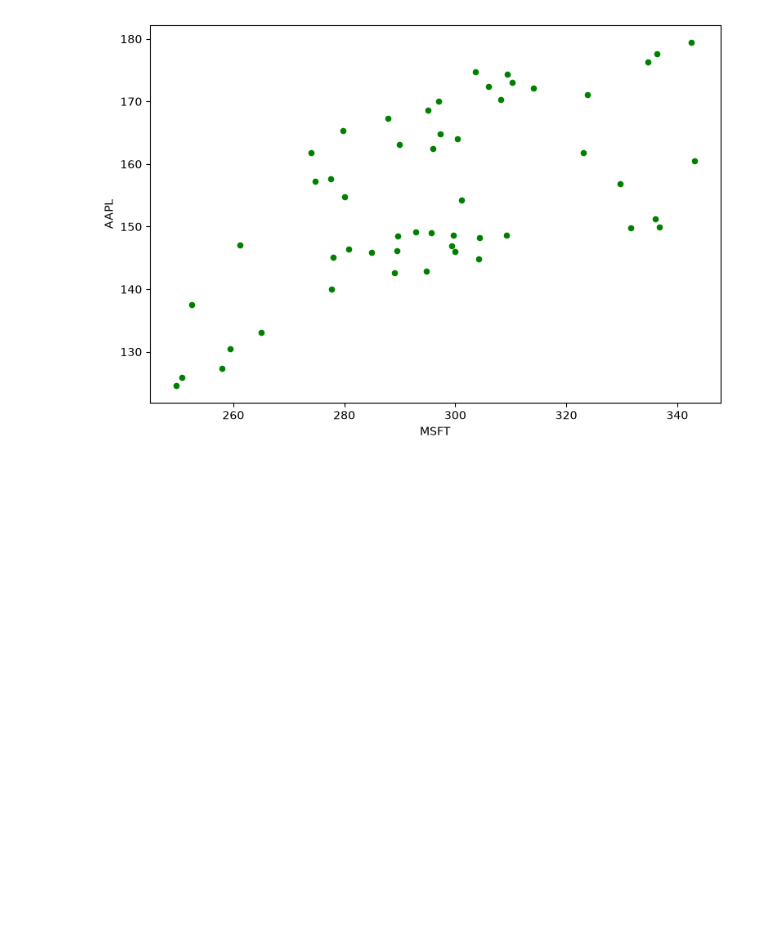
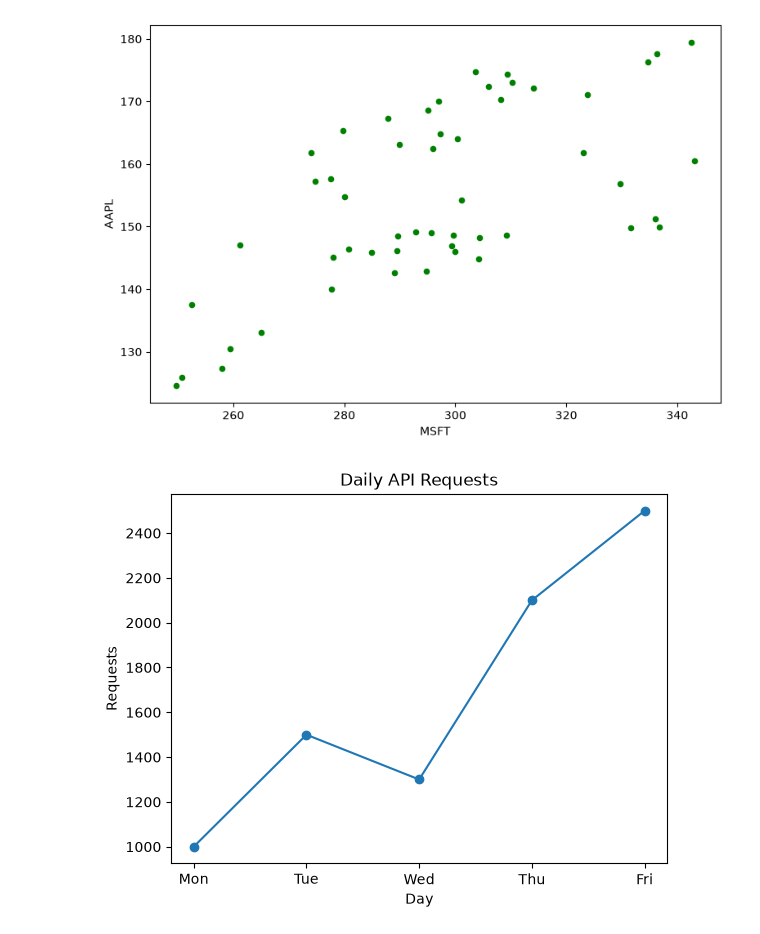
Before and after one commit to SreenivasArtham/building_ai_projects, a Jupyter notebook: data_engineering/pandas/notebook.ipynb, the cells around one changed output. Saved outputs shown, nothing was run; the diff lists cells and outputs as text; code cells hidden in the pictures; blank space fills up the shorter version.

Commit message:
matplotlib examples

```diff
--- a/data_engineering/pandas/notebook.ipynb
+++ b/data_engineering/pandas/notebook.ipynb
@@ -90,3 +90,20 @@ df.plot(kind='scatter', x='MSFT', y='AAPL', figsize=(9,6), color='Green')
 # %% [output]
 <Axes: xlabel='MSFT', ylabel='AAPL'>
 [figure]
+# %%
+import matplotlib.pyplot as plt
+
+days = ["Mon", "Tue", "Wed", "Thu", "Fri"]
+requests = [1000, 1500, 1300, 2100, 2500]
+
+fig, ax = plt.subplots()
+
+ax.plot(days, requests, marker="o")
+
+ax.set_title("Daily API Requests")
+ax.set_xlabel("Day")
+ax.set_ylabel("Requests")
+
+plt.show()
+# %% [output]
+[figure, added]
```
Also changed, not shown: parts of 8 cells of this notebook, 1 other file.
